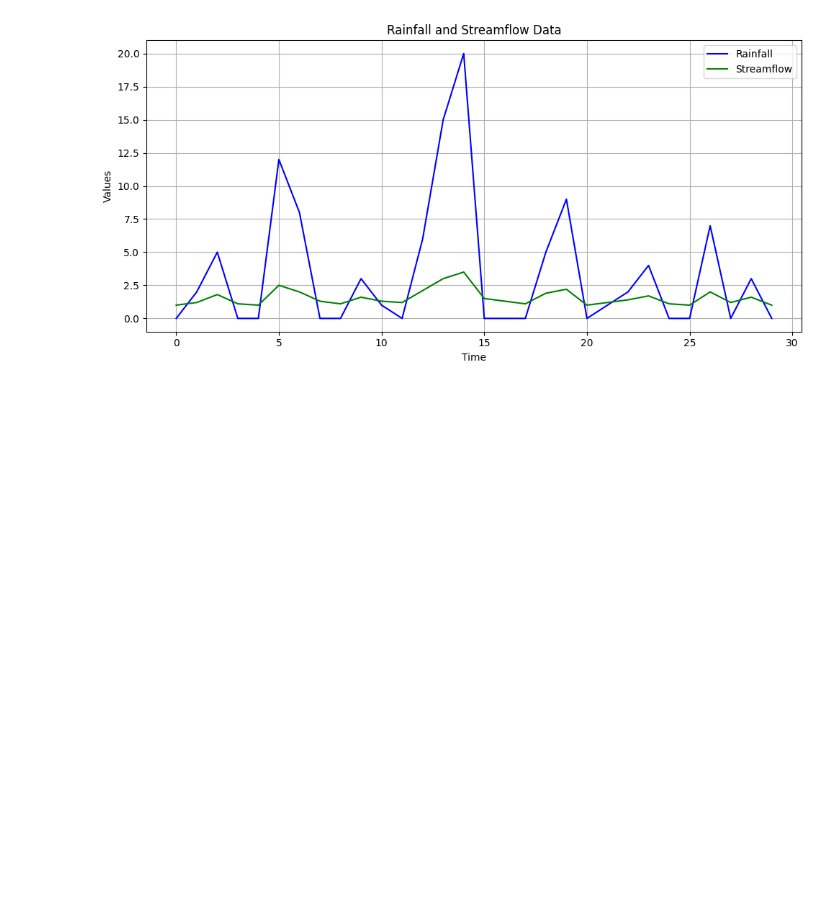
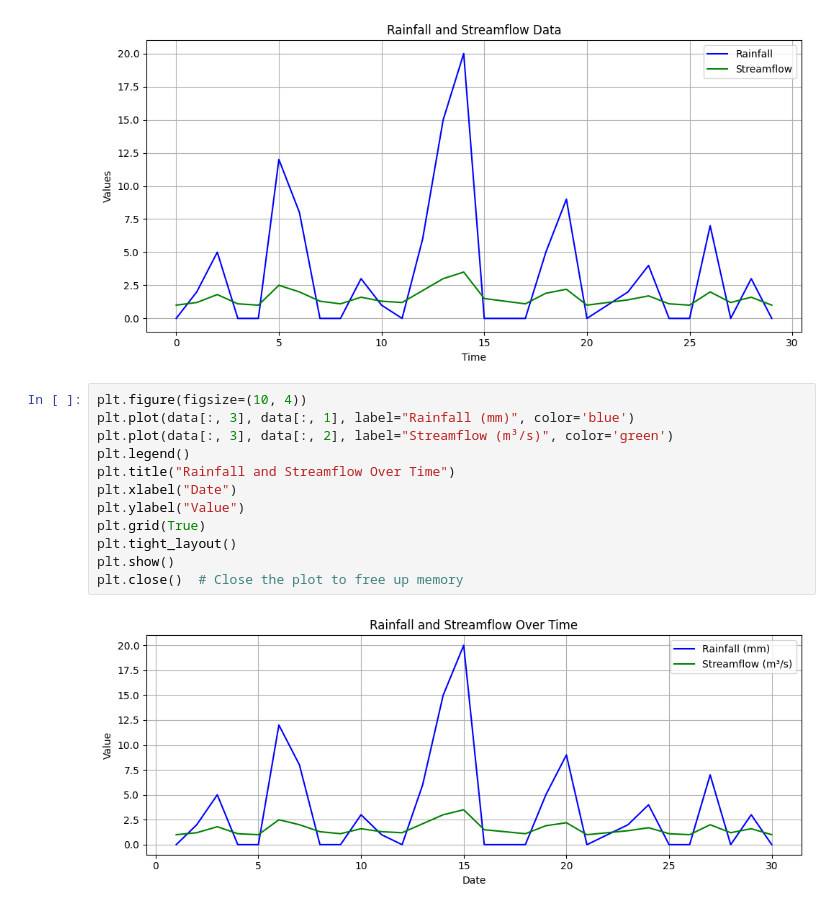
Before and after one commit to nnavid65/ML_Sample, a Jupyter notebook: 01_data_preparation_and_visualization.ipynb, the cells around one changed output. Cells and saved outputs as stored; diff of their text form; blank space fills up the shorter version.

Commit message:
Add another way for visule data

```diff
--- a/01_data_preparation_and_visualization.ipynb
+++ b/01_data_preparation_and_visualization.ipynb
@@ -24,3 +24,17 @@ plt.savefig('rainfall_streamflow_plot.png', dpi=300)
 plt.close()  # Close the plot to free up memory
 # %% [output]
 [figure]
+# %%
+plt.figure(figsize=(10, 4))
+plt.plot(data[:, 3], data[:, 1], label="Rainfall (mm)", color='blue')
+plt.plot(data[:, 3], data[:, 2], label="Streamflow (m³/s)", color='green')
+plt.legend()
+plt.title("Rainfall and Streamflow Over Time")
+plt.xlabel("Date")
+plt.ylabel("Value")
+plt.grid(True)
+plt.tight_layout()
+plt.show()
+plt.close()  # Close the plot to free up memory
+# %% [output]
+[figure, added]
```
